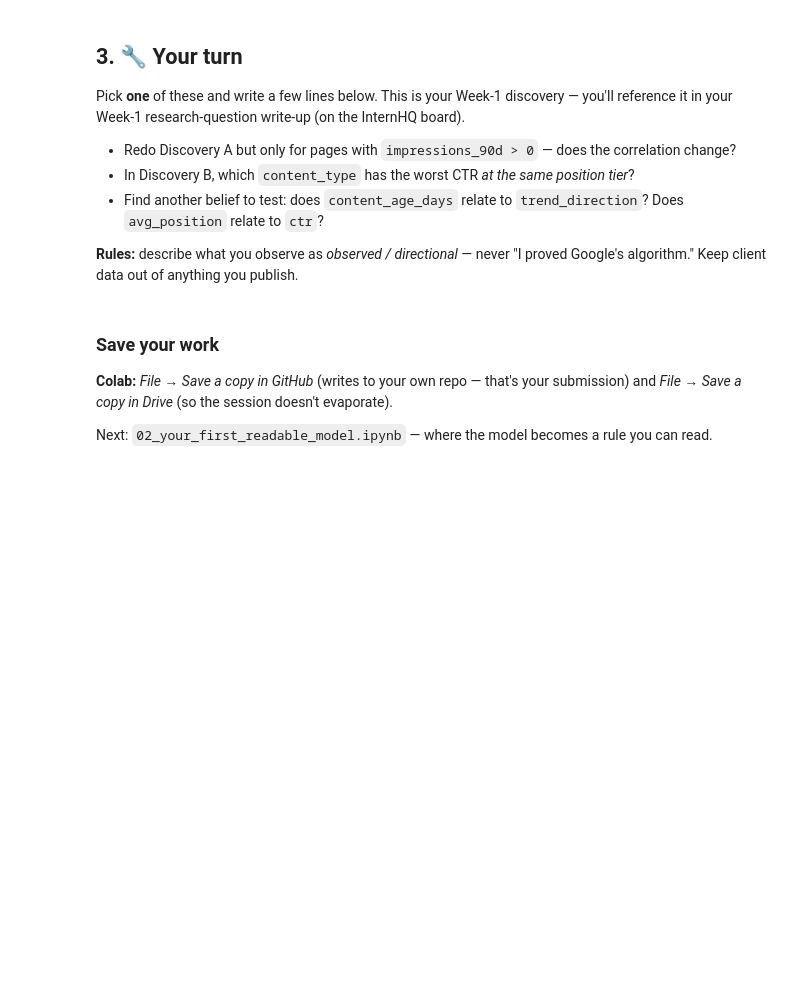
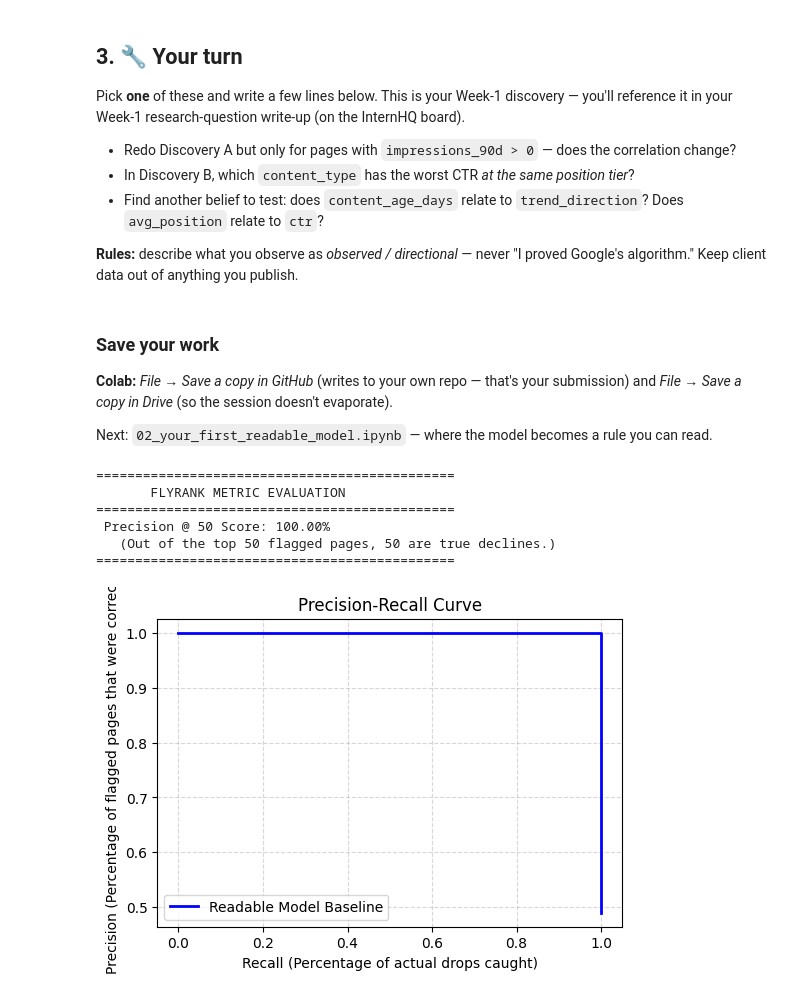
Before and after one commit to SS42024/shailesh-flyrank-ml-internship, a Jupyter notebook: notebooks/01_first_look_and_discovery.ipynb, the cells around one changed output. Drawn from its saved outputs; the diff is of its cells as text; code cells hidden in the pictures; blank space fills up the shorter version.

```diff
--- a/notebooks/01_first_look_and_discovery.ipynb
+++ b/notebooks/01_first_look_and_discovery.ipynb
@@ -159,3 +159,48 @@ filtered_df = df[df["impressions_90d"] > 0]
 **Colab:** *File → Save a copy in GitHub* (writes to your own repo — that's your submission) and *File → Save a copy in Drive* (so the session doesn't evaporate).
 
 Next: `02_your_first_readable_model.ipynb` — where the model becomes a rule you can read.
+# %%
+import matplotlib.pyplot as plt
+from sklearn.metrics import precision_recall_curve
+
+# 1. GENERATE MODEL PROBABILITIES / SCORES
+# For a simple rule, the raw feature value acts as our sorting score
+train_df['model_score'] = train_df['click_drop_rate']
+
+# 2. CALCULATE PRECISION 50
+# Sort the pages by their drop score in descending order (highest drops first)
+top_50 = train_df.sort_values(by='model_score', ascending=False).head(50)
+
+# Calculate what percentage of these top 50 flagged pages are actually declining
+precision_at_50 = top_50['is_declining_label'].mean()
+
+print("==============================================")
+print(f"       FLYRANK METRIC EVALUATION             ")
+print("==============================================")
+print(f" Precision @ 50 Score: {precision_at_50:.2%}")
+print(f"   (Out of the top 50 flagged pages, {int(precision_at_50 * 50)} are true declines.)")
+print("==============================================")
+
+# 3. COMPUTE THE PRECISION-RECALL CURVE VALUES
+precision, recall, thresholds = precision_recall_curve(
+    train_df['is_declining_label'],
+    train_df['model_score']
+)
+
+# 4. PLOT THE PRECISION-RECALL CURVE
+plt.figure(figsize=(6, 4))
+plt.plot(recall, precision, color='blue', lw=2, label='Readable Model Baseline')
+plt.xlabel('Recall (Percentage of actual drops caught)')
+plt.ylabel('Precision (Percentage of flagged pages that were correct)')
+plt.title('Precision-Recall Curve')
+plt.grid(True, linestyle='--', alpha=0.5)
+plt.legend()
+plt.show()
+# %% [output]
+==============================================
+       FLYRANK METRIC EVALUATION
+==============================================
+ Precision @ 50 Score: 100.00%
+   (Out of the top 50 flagged pages, 50 are true declines.)
+==============================================
+[figure, added]
```
